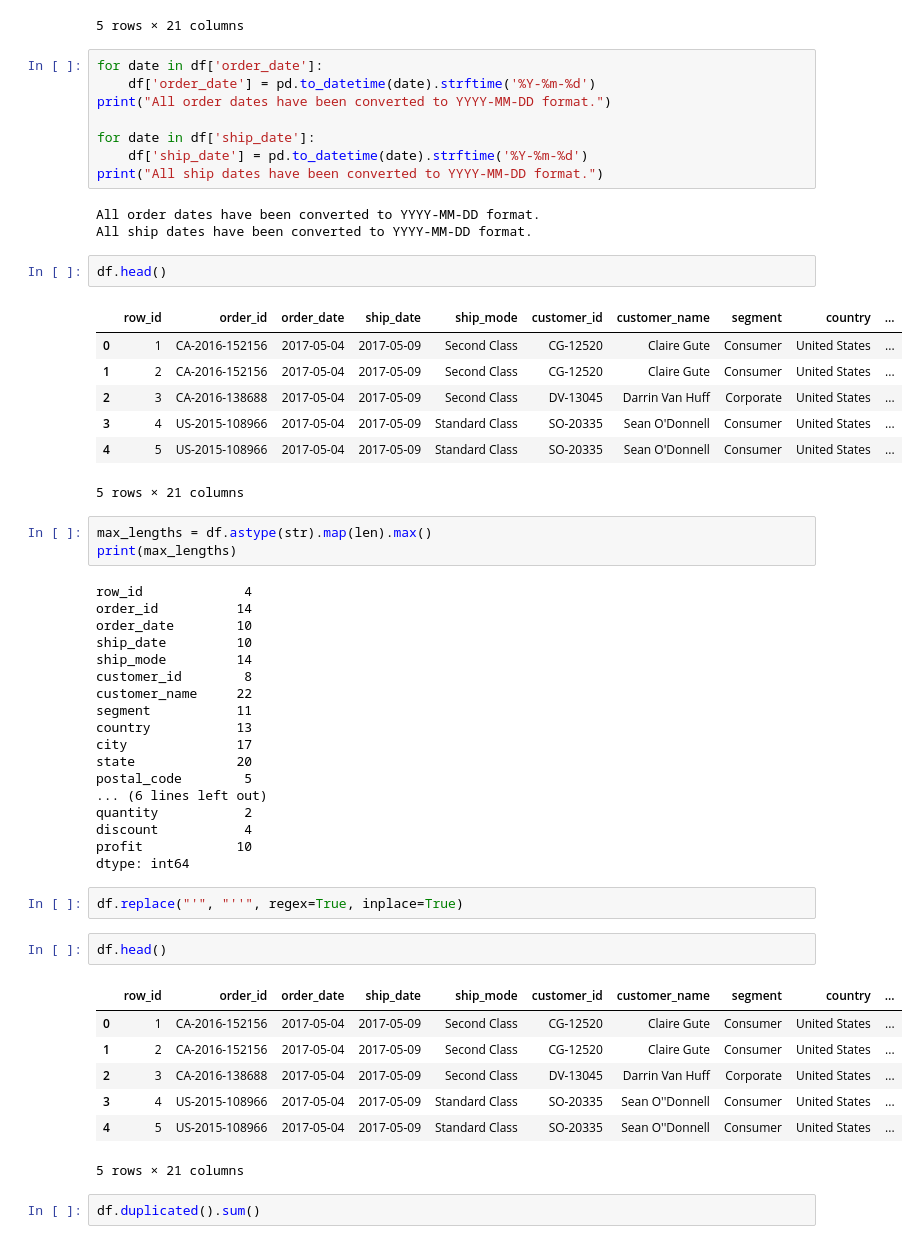
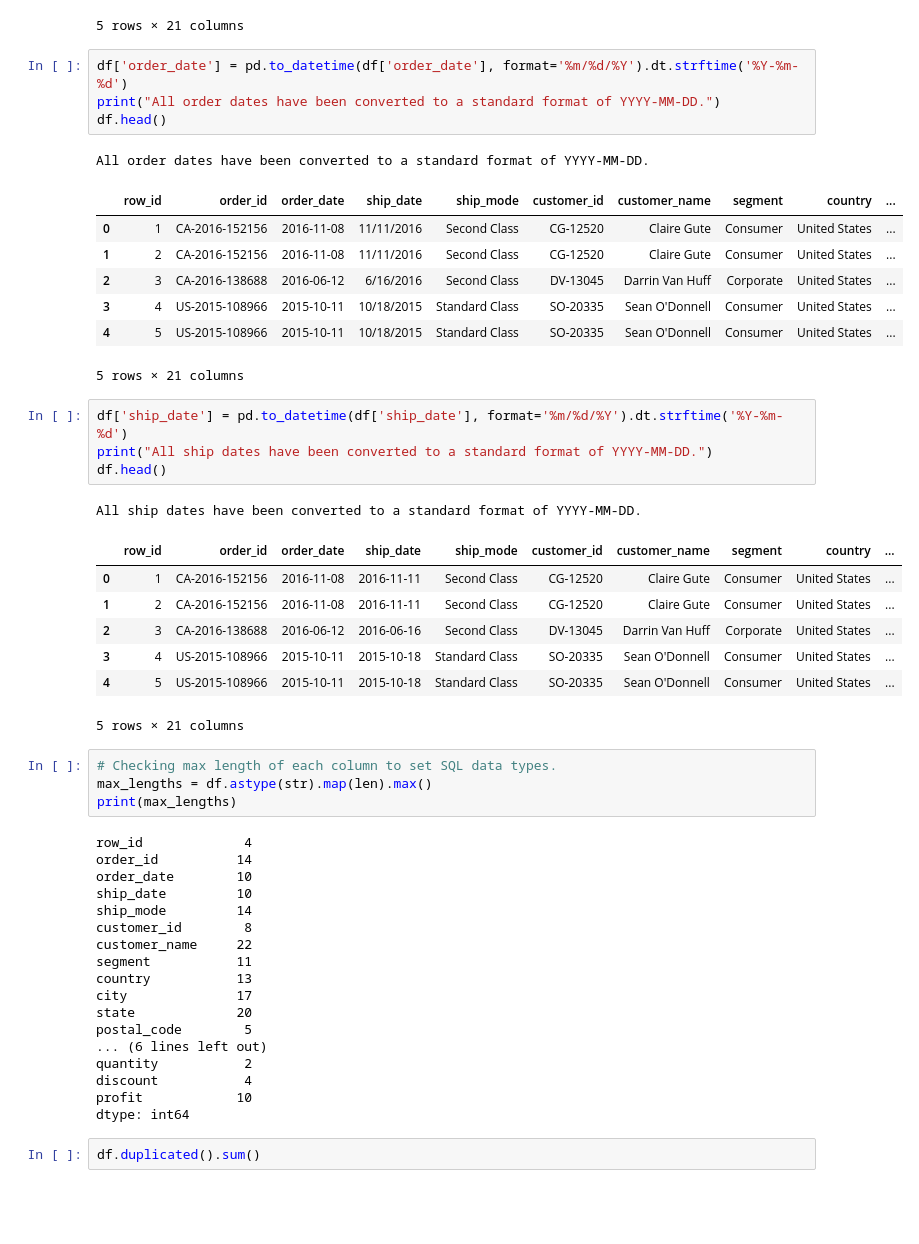
Before and after one commit to dardenkyle/Sales-and-Customer-Analytics-Dashboard, a Jupyter notebook: clean_data.ipynb, the cells around one changed output. Cells and saved outputs as stored; diff of their text form; blank space fills up the shorter version.

Commit message:
Fixed data cleaning causing dates to all be the same

```diff
--- a/clean_data.ipynb
+++ b/clean_data.ipynb
@@ -57,27 +57,33 @@ df.head()
 | 4 | 5 | US-2015-108966 | 10/11/2015 | 10/18/2015 | Standard Class | SO-20335 | Sean O'Donnell | Consumer | United States | ... |
 5 rows × 21 columns
 # %%
-for date in df['order_date']:
-    df['order_date'] = pd.to_datetime(date).strftime('%Y-%m-%d')
-print("All order dates have been converted to YYYY-MM-DD format.")
-
-for date in df['ship_date']:
-    df['ship_date'] = pd.to_datetime(date).strftime('%Y-%m-%d')
-print("All ship dates have been converted to YYYY-MM-DD format.")
+df['order_date'] = pd.to_datetime(df['order_date'], format='%m/%d/%Y').dt.strftime('%Y-%m-%d')
+print("All order dates have been converted to a standard format of YYYY-MM-DD.")
+df.head()
 # %% [output]
-All order dates have been converted to YYYY-MM-DD format.
-All ship dates have been converted to YYYY-MM-DD format.
+All order dates have been converted to a standard format of YYYY-MM-DD.
+|  | row_id | order_id | order_date | ship_date | ship_mode | customer_id | customer_name | segment | country | ... |
+| 0 | 1 | CA-2016-152156 | 2016-11-08 | 11/11/2016 | Second Class | CG-12520 | Claire Gute | Consumer | United States | ... |
+| 1 | 2 | CA-2016-152156 | 2016-11-08 | 11/11/2016 | Second Class | CG-12520 | Claire Gute | Consumer | United States | ... |
+| 2 | 3 | CA-2016-138688 | 2016-06-12 | 6/16/2016 | Second Class | DV-13045 | Darrin Van Huff | Corporate | United States | ... |
+| 3 | 4 | US-2015-108966 | 2015-10-11 | 10/18/2015 | Standard Class | SO-20335 | Sean O'Donnell | Consumer | United States | ... |
+| 4 | 5 | US-2015-108966 | 2015-10-11 | 10/18/2015 | Standard Class | SO-20335 | Sean O'Donnell | Consumer | United States | ... |
+5 rows × 21 columns
-# %%
-df.head()
-# %% [output]
-|  | row_id | order_id | order_date | ship_date | ship_mode | customer_id | customer_name | segment | country | ... |
-| 0 | 1 | CA-2016-152156 | 2017-05-04 | 2017-05-09 | Second Class | CG-12520 | Claire Gute | Consumer | United States | ... |
-| 1 | 2 | CA-2016-152156 | 2017-05-04 | 2017-05-09 | Second Class | CG-12520 | Claire Gute | Consumer | United States | ... |
-| 2 | 3 | CA-2016-138688 | 2017-05-04 | 2017-05-09 | Second Class | DV-13045 | Darrin Van Huff | Corporate | United States | ... |
-| 3 | 4 | US-2015-108966 | 2017-05-04 | 2017-05-09 | Standard Class | SO-20335 | Sean O'Donnell | Consumer | United States | ... |
-| 4 | 5 | US-2015-108966 | 2017-05-04 | 2017-05-09 | Standard Class | SO-20335 | Sean O'Donnell | Consumer | United States | ... |
-5 rows × 21 columns
+# %%
+df['ship_date'] = pd.to_datetime(df['ship_date'], format='%m/%d/%Y').dt.strftime('%Y-%m-%d')
+print("All ship dates have been converted to a standard format of YYYY-MM-DD.")
+df.head()
+# %% [output]
+All ship dates have been converted to a standard format of YYYY-MM-DD.
+|  | row_id | order_id | order_date | ship_date | ship_mode | customer_id | customer_name | segment | country | ... |
+| 0 | 1 | CA-2016-152156 | 2016-11-08 | 2016-11-11 | Second Class | CG-12520 | Claire Gute | Consumer | United States | ... |
+| 1 | 2 | CA-2016-152156 | 2016-11-08 | 2016-11-11 | Second Class | CG-12520 | Claire Gute | Consumer | United States | ... |
+| 2 | 3 | CA-2016-138688 | 2016-06-12 | 2016-06-16 | Second Class | DV-13045 | Darrin Van Huff | Corporate | United States | ... |
+| 3 | 4 | US-2015-108966 | 2015-10-11 | 2015-10-18 | Standard Class | SO-20335 | Sean O'Donnell | Consumer | United States | ... |
+| 4 | 5 | US-2015-108966 | 2015-10-11 | 2015-10-18 | Standard Class | SO-20335 | Sean O'Donnell | Consumer | United States | ... |
+5 rows × 21 columns
 # %%
+# Checking max length of each column to set SQL data types.
 max_lengths = df.astype(str).map(len).max()
 print(max_lengths)
 # %% [output]
@@ -98,18 +104,6 @@ quantity           2
 discount           4
 profit            10
 dtype: int64
-# %%
-df.replace("'", "''", regex=True, inplace=True)
-# %%
-df.head()
-# %% [output]
-|  | row_id | order_id | order_date | ship_date | ship_mode | customer_id | customer_name | segment | country | ... |
-| 0 | 1 | CA-2016-152156 | 2017-05-04 | 2017-05-09 | Second Class | CG-12520 | Claire Gute | Consumer | United States | ... |
-| 1 | 2 | CA-2016-152156 | 2017-05-04 | 2017-05-09 | Second Class | CG-12520 | Claire Gute | Consumer | United States | ... |
-| 2 | 3 | CA-2016-138688 | 2017-05-04 | 2017-05-09 | Second Class | DV-13045 | Darrin Van Huff | Corporate | United States | ... |
-| 3 | 4 | US-2015-108966 | 2017-05-04 | 2017-05-09 | Standard Class | SO-20335 | Sean O''Donnell | Consumer | United States | ... |
-| 4 | 5 | US-2015-108966 | 2017-05-04 | 2017-05-09 | Standard Class | SO-20335 | Sean O''Donnell | Consumer | United States | ... |
-5 rows × 21 columns
 # %%
 df.duplicated().sum()
 # %% [output]
```
Also changed, not shown: parts of 4 cells of this notebook, 2 other files.
